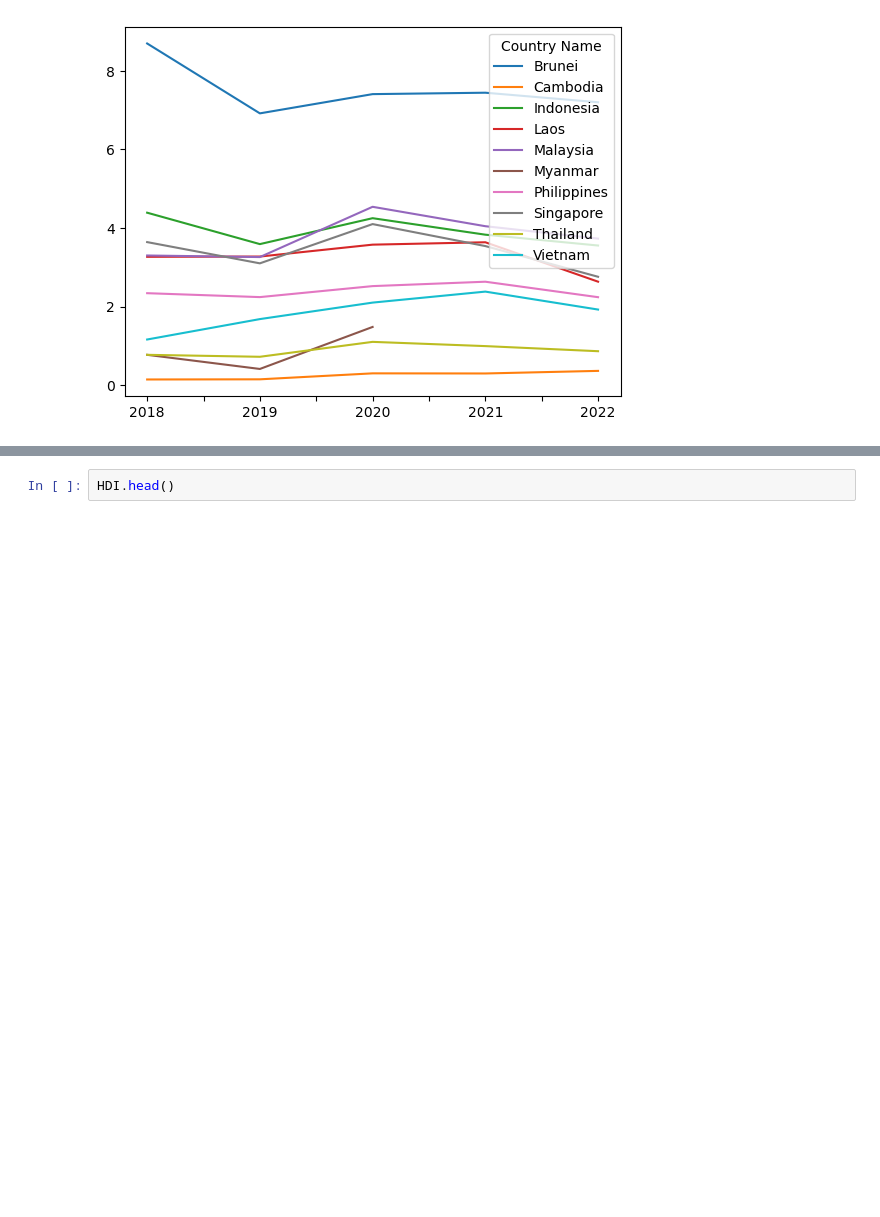
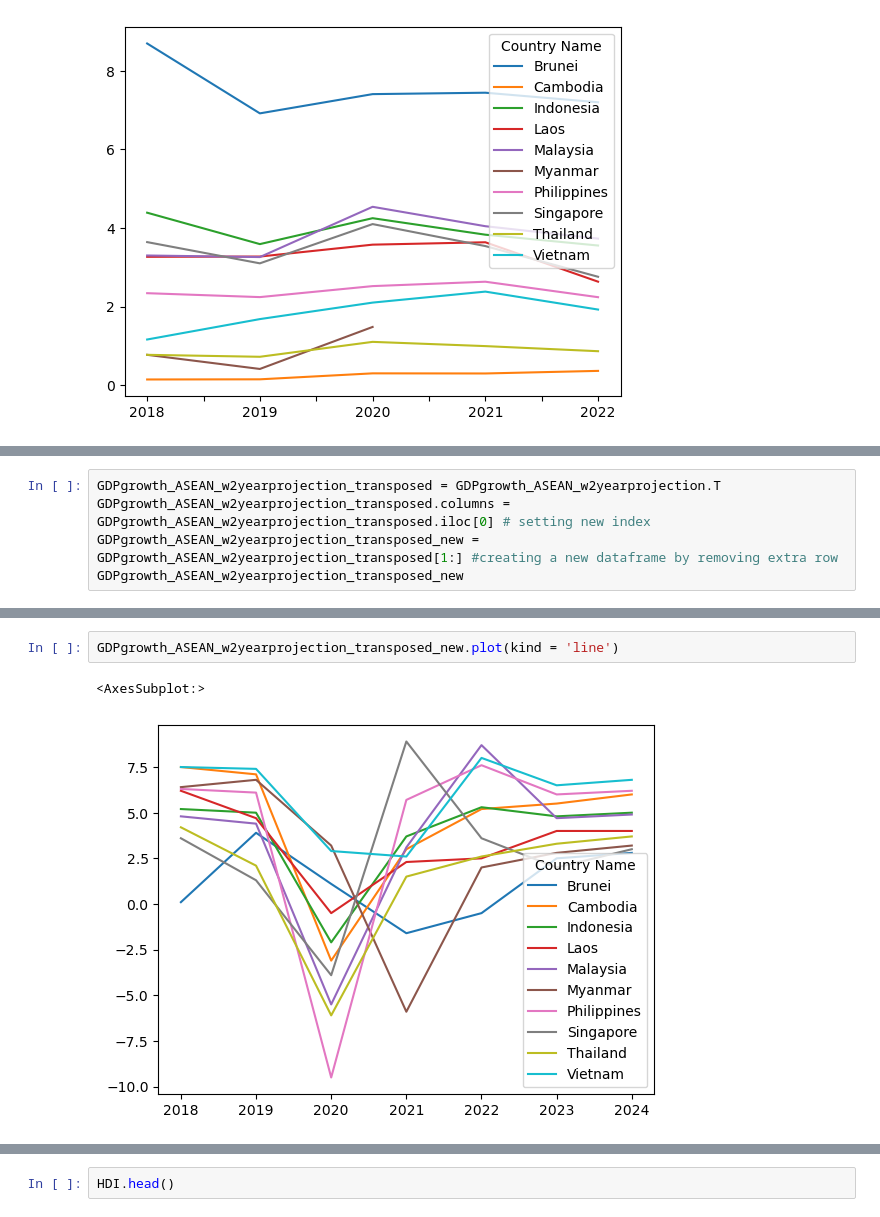
Before and after one commit to RuizLorenzoChavez/asean-datascience, a Jupyter notebook: GillCleaning.ipynb, the cells around one changed output, grey strips where cells are left out. Saved outputs shown, nothing was run; the diff lists cells and outputs as text; blank space fills up the shorter version.

```diff
--- a/GillCleaning.ipynb
+++ b/GillCleaning.ipynb
@@ -275,0 +304,5 @@ GDPgrowth.head()
+# %%
+GDPgrowth_ASEAN_w2yearprojection_transposed = GDPgrowth_ASEAN_w2yearprojection.T
+GDPgrowth_ASEAN_w2yearprojection_transposed.columns = GDPgrowth_ASEAN_w2yearprojection_transposed.iloc[0] # setting new index
+GDPgrowth_ASEAN_w2yearprojection_transposed_new = GDPgrowth_ASEAN_w2yearprojection_transposed[1:] #creating a new dataframe by removing extra row
+GDPgrowth_ASEAN_w2yearprojection_transposed_new
@@ -275,0 +318,5 @@ GDPgrowth.head()
+# %%
+GDPgrowth_ASEAN_w2yearprojection_transposed_new.plot(kind = 'line')
+# %% [output]
+<AxesSubplot:>
+[figure, added]
```
Also changed, not shown: parts of 13 cells of this notebook, 3 other files.
